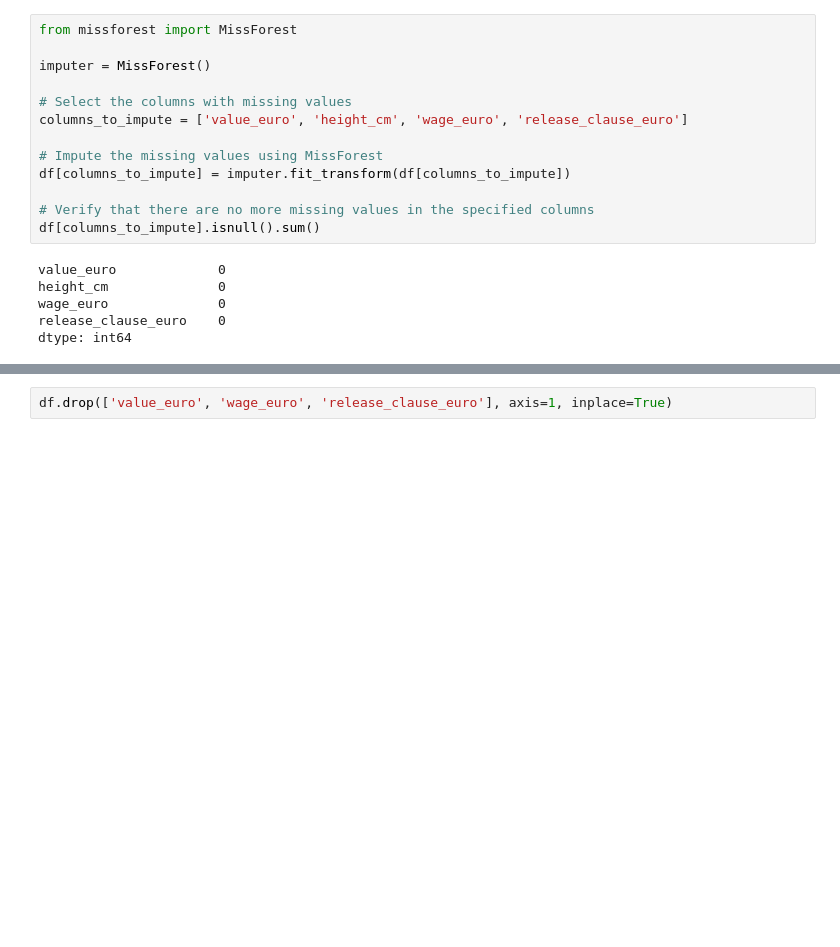
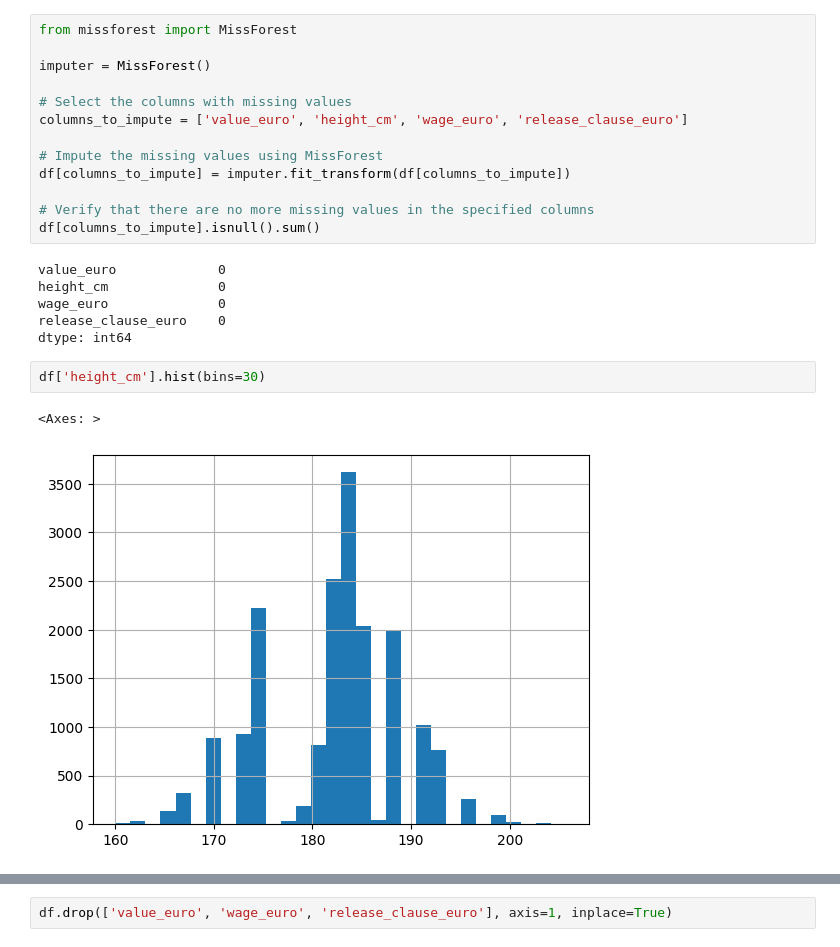
Before and after one commit to nttrung612/Football_Players_Rating_Prediction, a Jupyter notebook: current_process.ipynb, the cells around one changed output, grey strips where cells are left out. Cells and saved outputs as stored; diff of their text form; blank space fills up the shorter version.

```diff
--- a/current_process.ipynb
+++ b/current_process.ipynb
@@ -154,3 +143,8 @@ height_cm              0
 wage_euro              0
 release_clause_euro    0
 dtype: int64
+# %%
+df['height_cm'].hist(bins=30)
+# %% [output]
+<Axes: >
+[figure, added]
```
Also changed, not shown: parts of 42 cells of this notebook, 11 other files.
